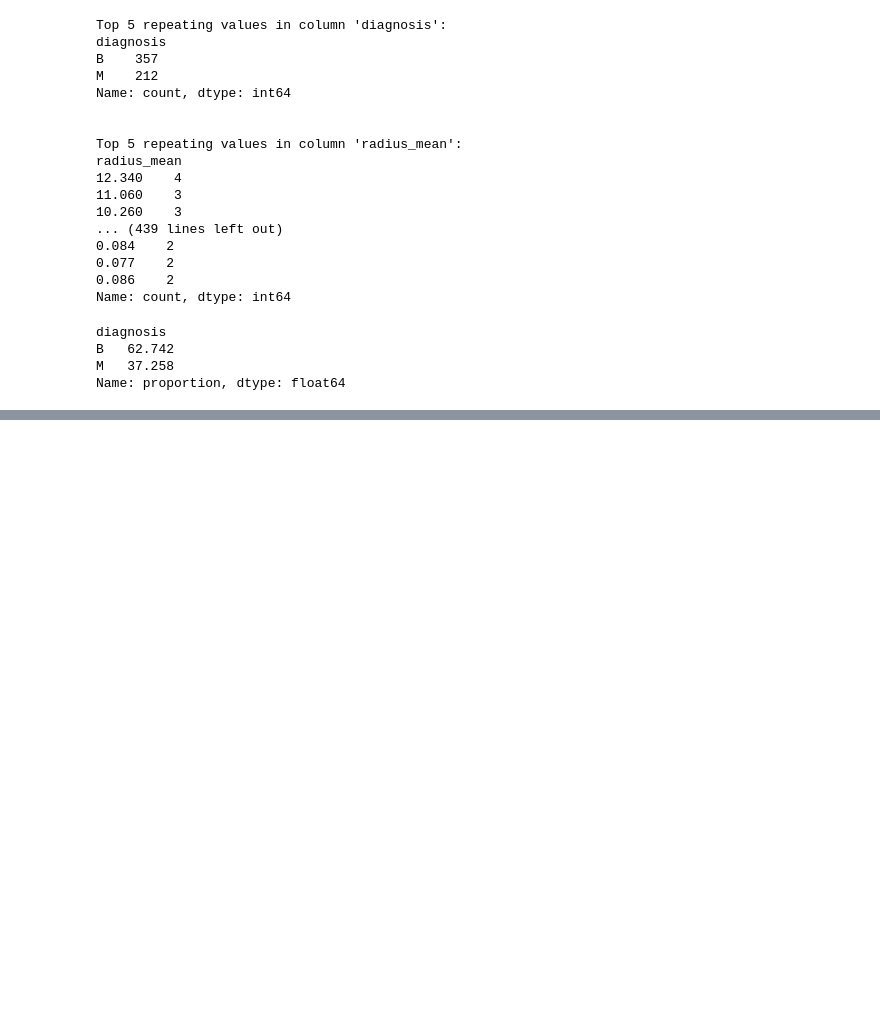
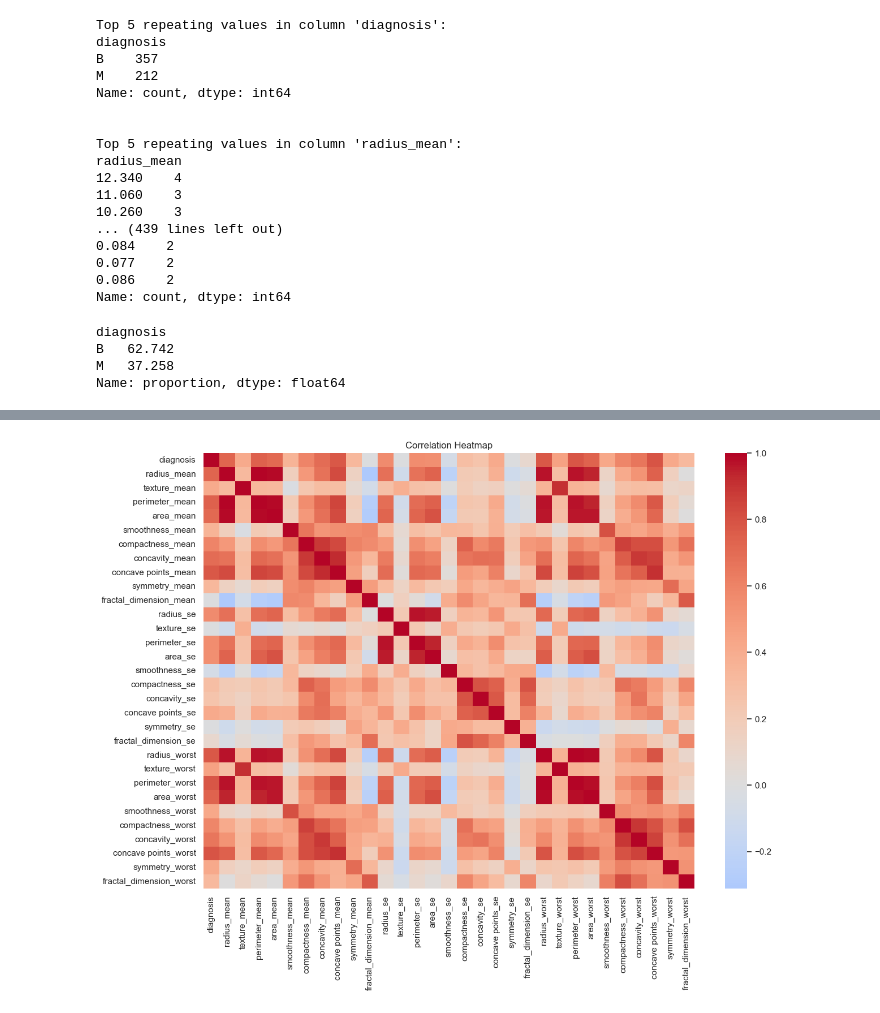
Before and after one commit to Dilshan7704/Breast-Cancer-Diagnosis-Analysis, a Jupyter notebook: Breast_cancer_anlaysis.ipynb, the cells around one changed output, grey strips where cells are left out. Cells and saved outputs as stored; diff of their text form; code cells hidden in the pictures; blank space fills up the shorter version.

```diff
--- a/Breast_cancer_anlaysis.ipynb
+++ b/Breast_cancer_anlaysis.ipynb
@@ -137,0 +183,8 @@ df['diagnosis'] = df['diagnosis'].map({'M': 1, 'B': 0})
+# %%
+#heat map for correlation
+plt.figure(figsize=(14, 10))
+sns.heatmap(df.corr(), center=0, cmap='coolwarm')
+plt.title('Correlation Heatmap')
+plt.show()
+# %% [output]
+[figure, added]
```
Also changed, not shown: parts of 8 cells of this notebook.
